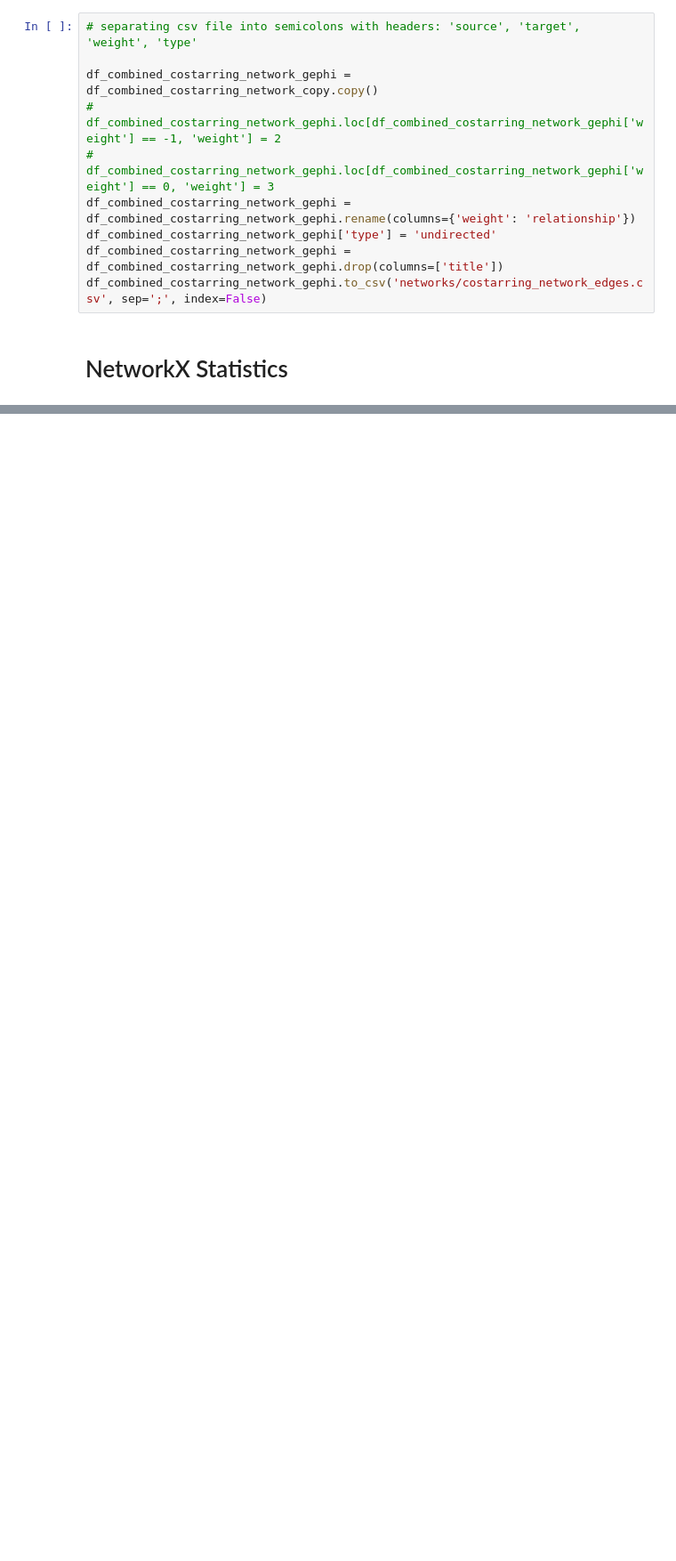
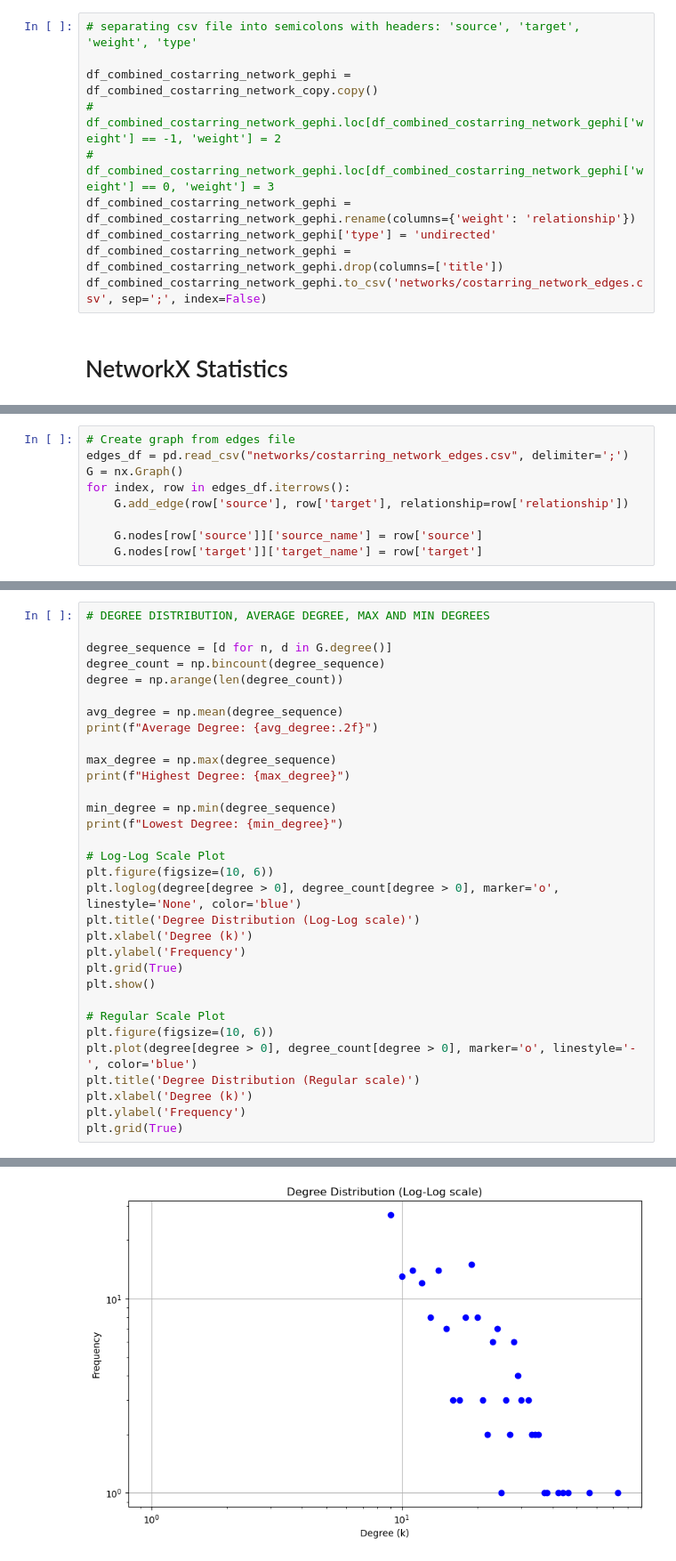
Before and after one commit to sachi-l/COMP0123_CW, a Jupyter notebook: Main_Code.ipynb, the cells around one changed output, grey strips where cells are left out. Shown at 89% size. Drawn from its saved outputs; the diff is of its cells as text; blank space fills up the shorter version.

```diff
--- a/Main_Code.ipynb
+++ b/Main_Code.ipynb
@@ -319,0 +307,9 @@ import networkx as nx
+# %%
+# Create graph from edges file
+edges_df = pd.read_csv("networks/costarring_network_edges.csv", delimiter=';')
+G = nx.Graph()
+for index, row in edges_df.iterrows():
+    G.add_edge(row['source'], row['target'], relationship=row['relationship'])
+
+    G.nodes[row['source']]['source_name'] = row['source']
+    G.nodes[row['target']]['target_name'] = row['target']
@@ -319,0 +318,33 @@ import networkx as nx
+# %%
+# DEGREE DISTRIBUTION, AVERAGE DEGREE, MAX AND MIN DEGREES
+
+degree_sequence = [d for n, d in G.degree()]
+degree_count = np.bincount(degree_sequence)
+degree = np.arange(len(degree_count))
+
+avg_degree = np.mean(degree_sequence)
+print(f"Average Degree: {avg_degree:.2f}")
+
+max_degree = np.max(degree_sequence)
+print(f"Highest Degree: {max_degree}")
+
+min_degree = np.min(degree_sequence)
+print(f"Lowest Degree: {min_degree}")
+
+# Log-Log Scale Plot
+plt.figure(figsize=(10, 6))
+plt.loglog(degree[degree > 0], degree_count[degree > 0], marker='o', linestyle='None', color='blue')
+plt.title('Degree Distribution (Log-Log scale)')
+plt.xlabel('Degree (k)')
+plt.ylabel('Frequency')
+plt.grid(True)
+plt.show()
+
+# Regular Scale Plot
+plt.figure(figsize=(10, 6))
+plt.plot(degree[degree > 0], degree_count[degree > 0], marker='o', linestyle='-', color='blue')
+plt.title('Degree Distribution (Regular scale)')
+plt.xlabel('Degree (k)')
+plt.ylabel('Frequency')
+plt.grid(True)
+# %% [output]
@@ -319,0 +354 @@ import networkx as nx
+[figure, added]
```
Also changed, not shown: parts of 24 cells of this notebook, 2 other files.
